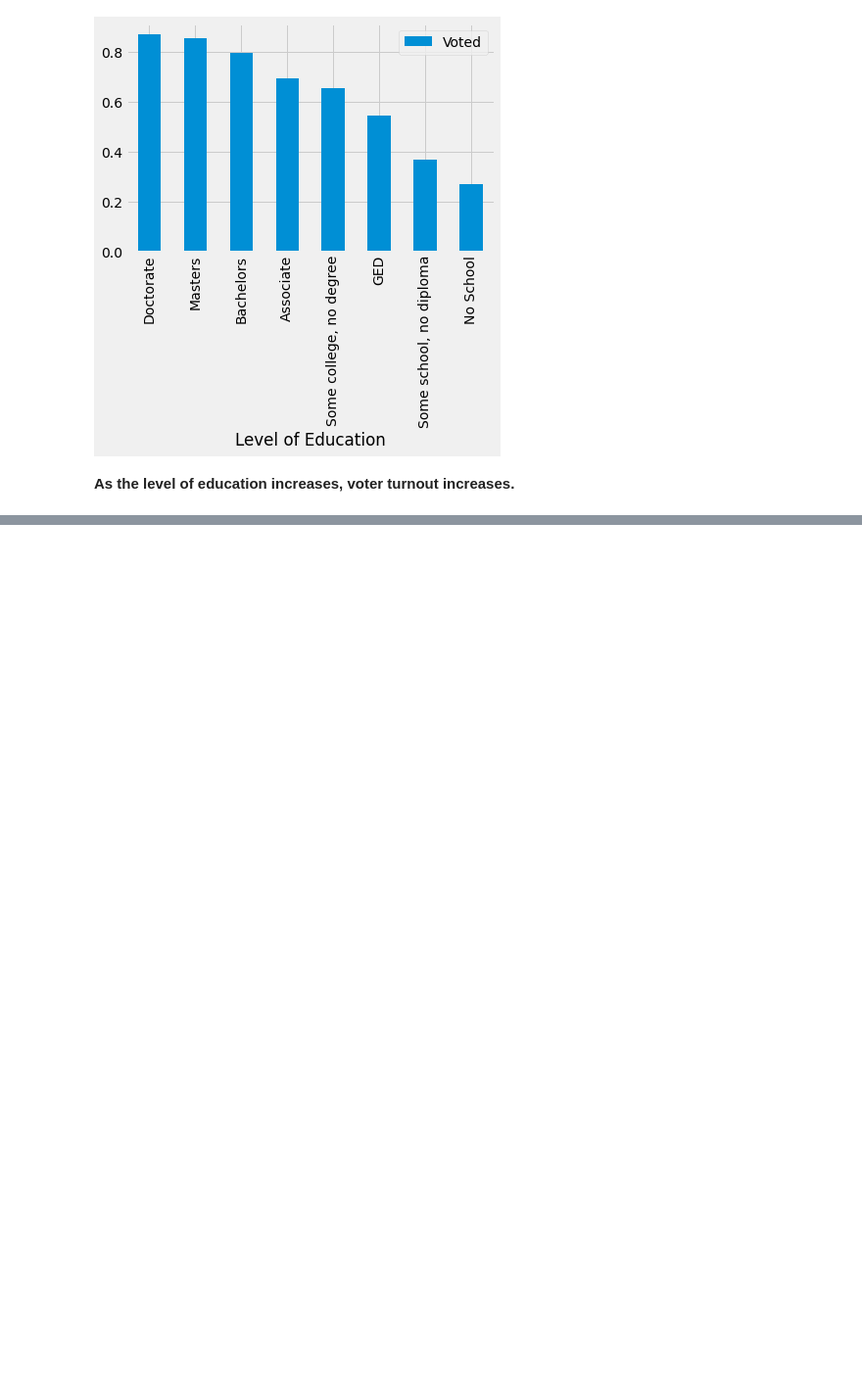
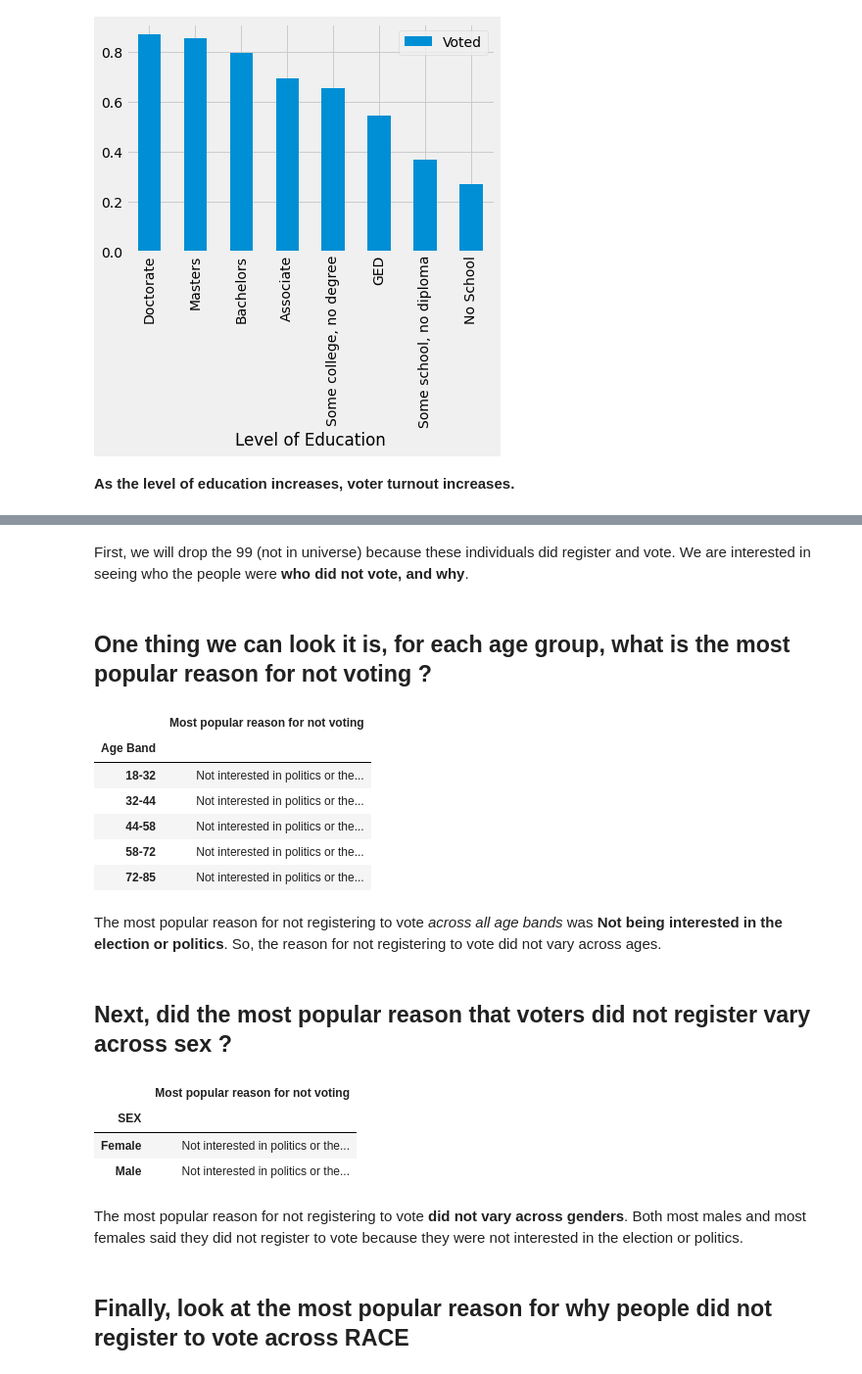
Before and after one commit to mdesilva/Data-Science, a Jupyter notebook: ASA2020FallDataChallenge/Analysis.ipynb, the cells around one changed output, grey strips where cells are left out. Shown at 98% size. Cells and saved outputs as stored; diff of their text form; code cells hidden in the pictures; blank space fills up the shorter version.

Commit message:
analyze if the reasons why people didn't register to vote varied across factors like race, age, and sex

```diff
--- a/ASA2020FallDataChallenge/Analysis.ipynb
+++ b/ASA2020FallDataChallenge/Analysis.ipynb
@@ -191,0 +223,23 @@ eduVotes.plot.bar()
+# %% [markdown]
+First, we will drop the 99 (not in universe) because these individuals did register and vote. We are interested in seeing who the people were **who did not vote, and why**.
+# %%
+df = df[df["VOYNOTREG"] != 99]
+# %% [markdown]
+## One thing we can look it is, for each age group, what is the most popular reason for not voting ?
+# %%
+whyNotVoteBasedOnAge = df[["Age Band", "VOYNOTREG"]].groupby("Age Band").agg(pd.Series.mode)
+whyNotVoteBasedOnAge.rename(columns={'VOYNOTREG': "Most popular reason for not voting"}, inplace=True)
+whyNotVoteBasedOnAge.replace([6], "Not interested in politics or the election", inplace=True)
+whyNotVoteBasedOnAge
+# %% [output]
+|  | Most popular reason for not voting |
+| Age Band |  |
+| 18-32 | Not interested in politics or the... |
+| 32-44 | Not interested in politics or the... |
+| 44-58 | Not interested in politics or the... |
+| 58-72 | Not interested in politics or the... |
+| 72-85 | Not interested in politics or the... |
+# %% [markdown]
+The most popular reason for not registering to vote *across all age bands* was **Not being interested in the election or politics**. So, the reason for not registering to vote did not vary across ages.
+# %% [markdown]
+## Next, did the most popular reason that voters did not register vary across sex ?
@@ -191,0 +249,14 @@ eduVotes.plot.bar()
+# %%
+whyNotVoteBasedOnSex = df[["SEX", "VOYNOTREG"]].groupby("SEX").agg(pd.Series.mode)
+whyNotVoteBasedOnSex.rename(columns={'VOYNOTREG': "Most popular reason for not voting"}, inplace=True)
+whyNotVoteBasedOnSex.replace([6], "Not interested in politics or the election", inplace=True)
+whyNotVoteBasedOnSex
+# %% [output]
+|  | Most popular reason for not voting |
+| SEX |  |
+| Female | Not interested in politics or the... |
+| Male | Not interested in politics or the... |
+# %% [markdown]
+The most popular reason for not registering to vote **did not vary across genders**. Both most males and most females said they did not register to vote because they were not interested in the election or politics.
+# %% [markdown]
+## Finally, look at the most popular reason for why people did not register to vote across RACE
```
Also changed, not shown: parts of 8 cells of this notebook.
